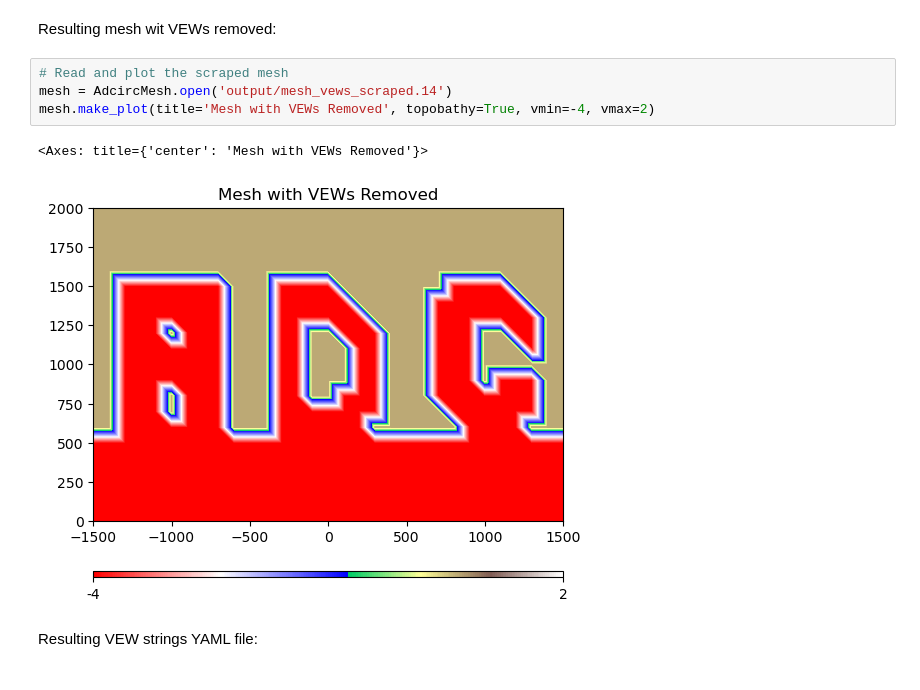
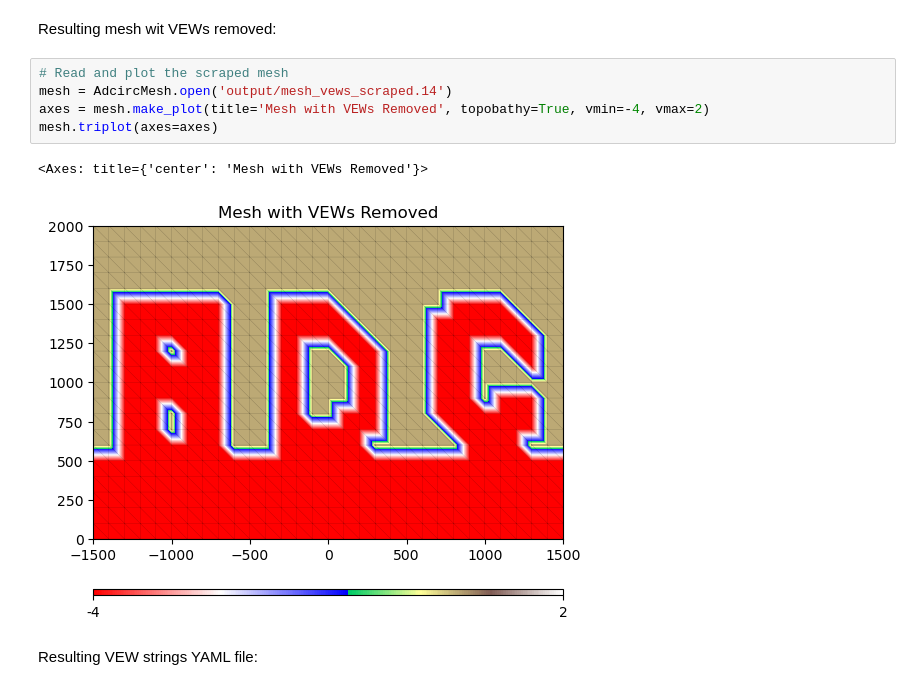
Before and after one commit to shinbunya/vewutils, a Jupyter notebook: examples/vewprocessing/example.ipynb, the cells around one changed output. Saved outputs shown, nothing was run; the diff lists cells and outputs as text.

```diff
--- a/examples/vewprocessing/example.ipynb
+++ b/examples/vewprocessing/example.ipynb
@@ -168,10 +170,11 @@ Resulting mesh wit VEWs removed:
 # %%
 # Read and plot the scraped mesh
 mesh = AdcircMesh.open('output/mesh_vews_scraped.14')
-mesh.make_plot(title='Mesh with VEWs Removed', topobathy=True, vmin=-4, vmax=2)
+axes = mesh.make_plot(title='Mesh with VEWs Removed', topobathy=True, vmin=-4, vmax=2)
+mesh.triplot(axes=axes)
 # %% [output]
 <Axes: title={'center': 'Mesh with VEWs Removed'}>
-[figure, old version]
+[figure, new version]
 # %% [markdown]
 Resulting VEW strings YAML file:
 # %%
```
Also changed, not shown: parts of 2 cells of this notebook.
